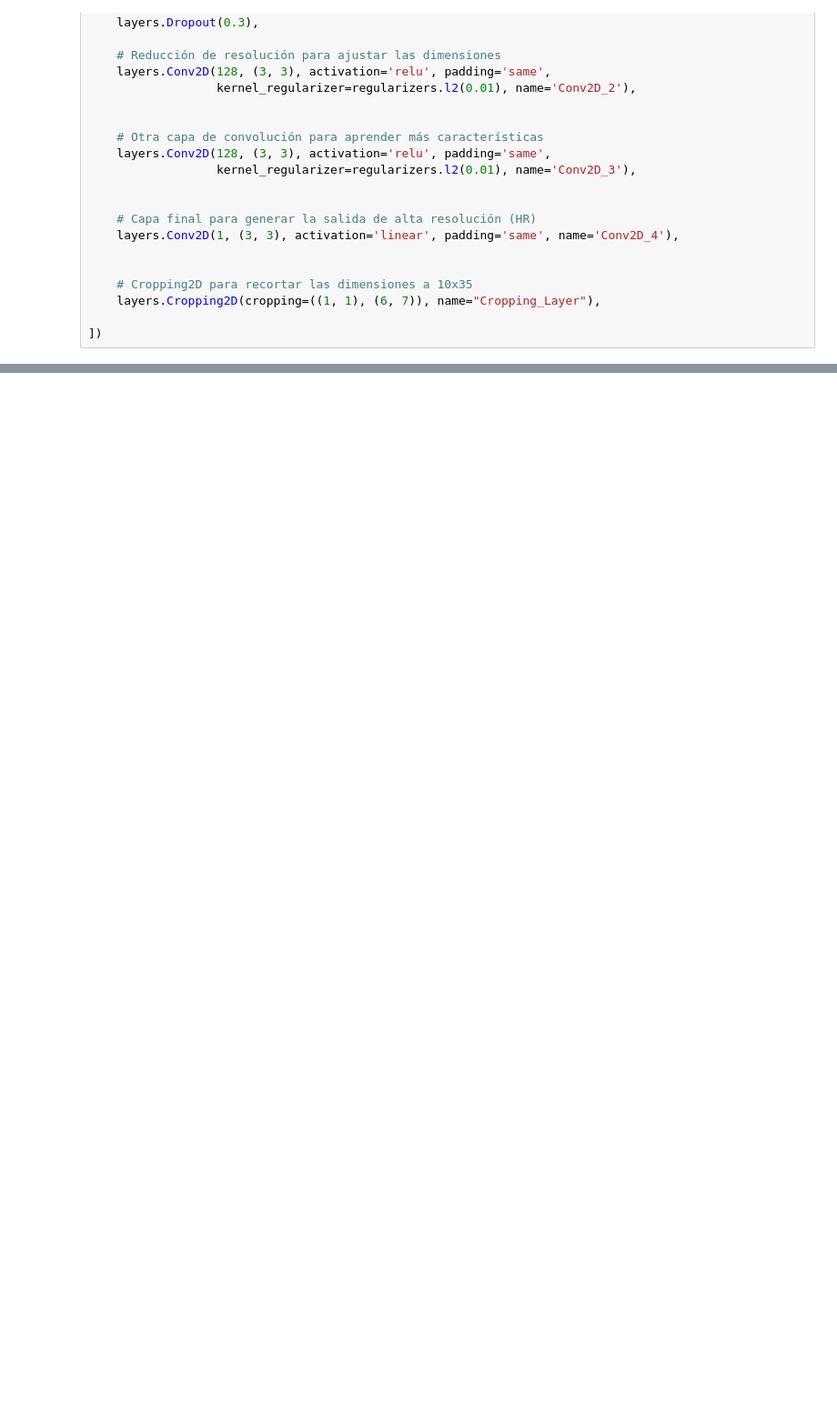
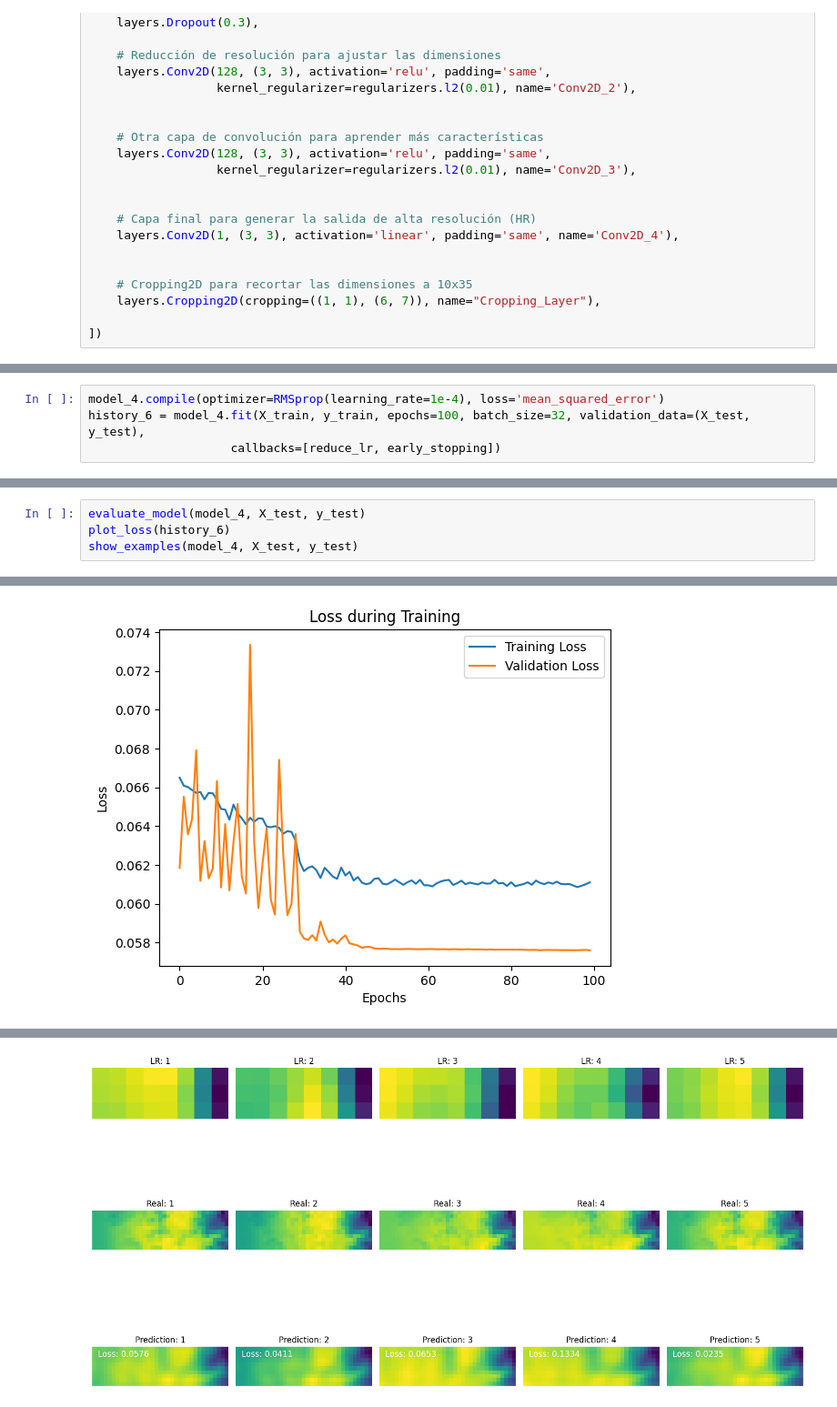
Before and after one commit to antargi/downscaling_idvri, a Jupyter notebook: srcnn.ipynb, the cells around one changed output, grey strips where cells are left out. Shown at 91% size. Drawn from its saved outputs; the diff is of its cells as text; blank space fills up the shorter version.

```diff
--- a/srcnn.ipynb
+++ b/srcnn.ipynb
@@ -758,0 +641,4 @@ Shape de la capa sequential_136_1/Cropping_Layer_1/strided_slice:0: (None, 10, 3
+# %%
+model_4.compile(optimizer=RMSprop(learning_rate=1e-4), loss='mean_squared_error')
+history_6 = model_4.fit(X_train, y_train, epochs=100, batch_size=32, validation_data=(X_test, y_test),
+                    callbacks=[reduce_lr, early_stopping])
@@ -758,0 +667,5 @@ Shape de la capa sequential_136_1/Cropping_Layer_1/strided_slice:0: (None, 10, 3
+# %%
+evaluate_model(model_4, X_test, y_test)
+plot_loss(history_6)
+show_examples(model_4, X_test, y_test)
+# %% [output]
@@ -758,0 +674 @@ Shape de la capa sequential_136_1/Cropping_Layer_1/strided_slice:0: (None, 10, 3
+[figure, added]
@@ -758,0 +676 @@ Shape de la capa sequential_136_1/Cropping_Layer_1/strided_slice:0: (None, 10, 3
+[figure, added]
```
Also changed, not shown: parts of 19 cells of this notebook, 1 other file.
